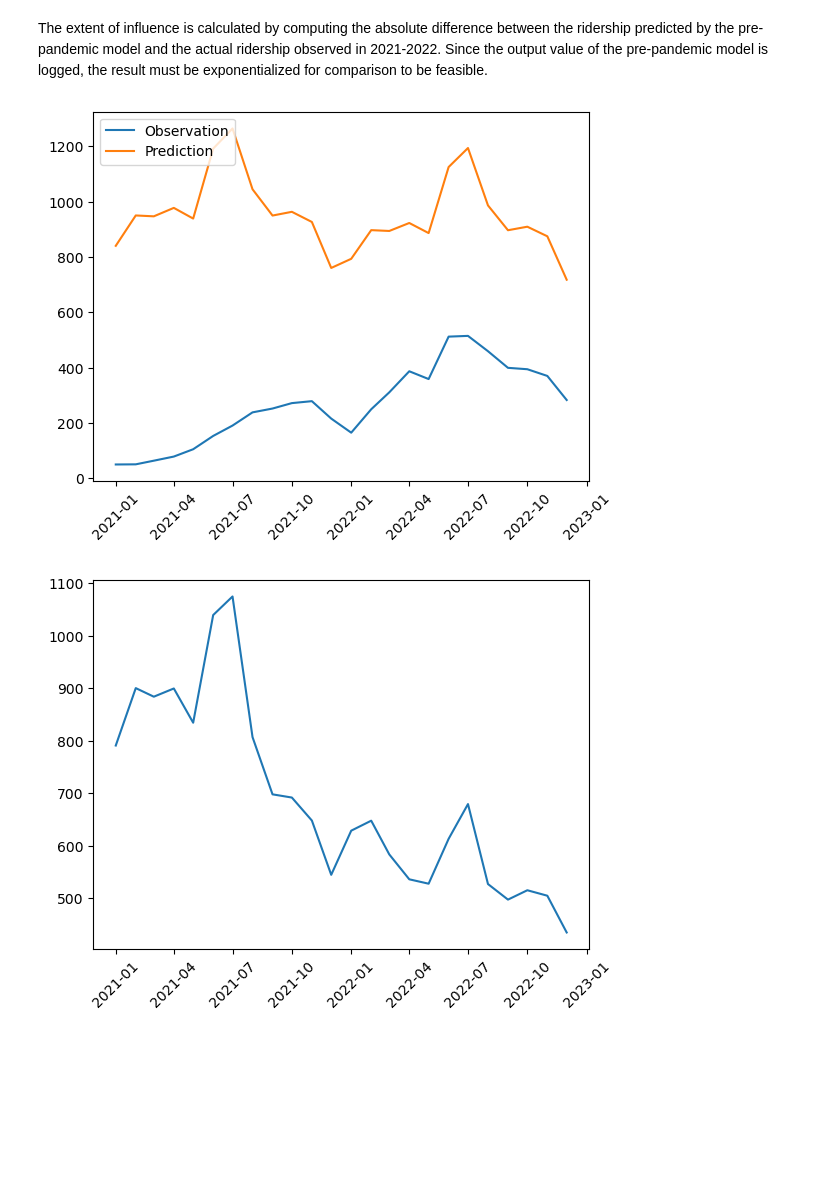
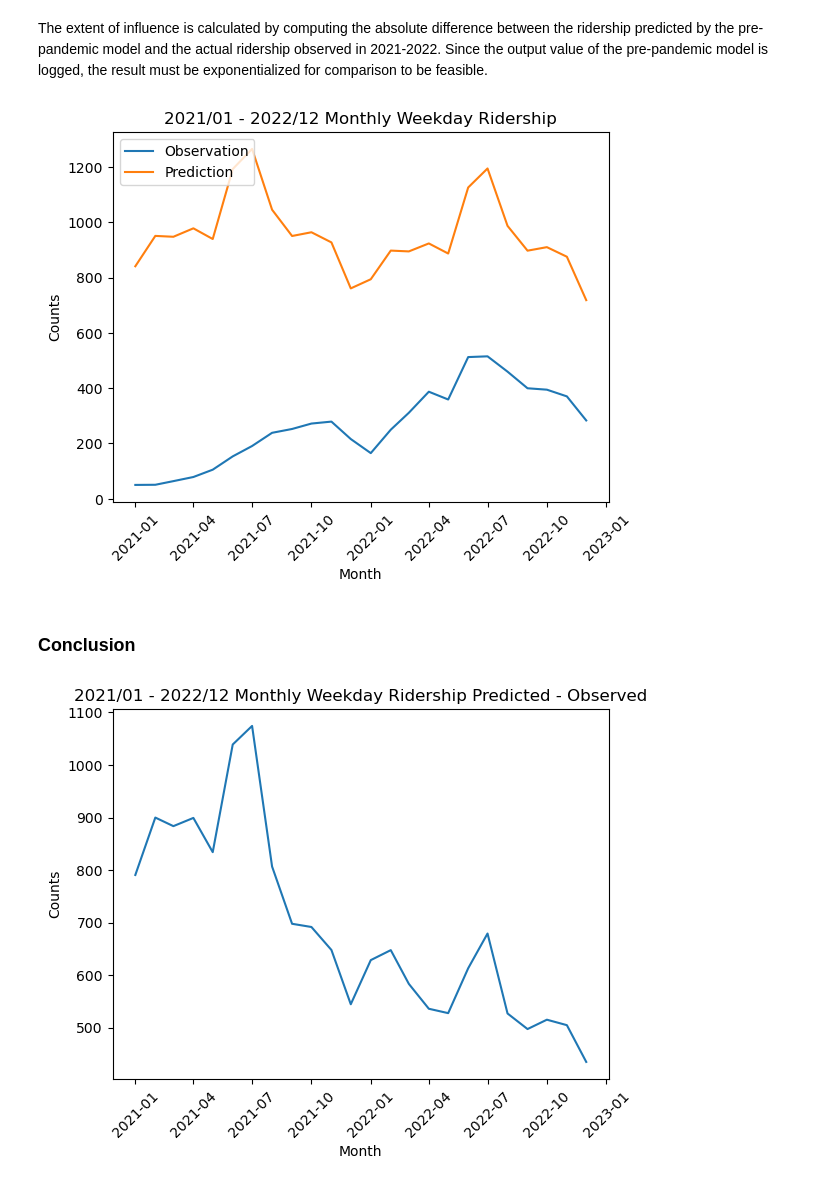
Before and after one commit to UCB-stat-159-s23/project-Group23, a Jupyter notebook: Jiachen_EDA.ipynb, the cells around one changed output. Cells and saved outputs as stored; diff of their text form; code cells hidden in the pictures; blank space fills up the shorter version.

```diff
--- a/Jiachen_EDA.ipynb
+++ b/Jiachen_EDA.ipynb
@@ -175,14 +204,22 @@ prediction_2021_2022 = np.exp(Arima_model.predict(n_periods=56)[32:])
 # %%
 plt.plot(ts_2021_2022, label="Observation")
 plt.plot(prediction_2021_2022, label="Prediction")
 plt.legend(loc="upper left")
 plt.xticks(rotation = 45)
+plt.xlabel("Month")
+plt.ylabel("Counts")
+plt.title("2021/01 - 2022/12 Monthly Weekday Ridership")
 plt.show()
 # %% [output]
-[figure, old version]
+[figure, new version]
+# %% [markdown]
+### Conclusion
 # %%
 absolute_difference = prediction_2021_2022 - ts_2021_2022['Weekday Counts']
 plt.xticks(rotation = 45)
+plt.xlabel("Month")
+plt.ylabel("Counts")
+plt.title("2021/01 - 2022/12 Monthly Weekday Ridership Predicted - Observed")
 plt.plot(absolute_difference);
 # %% [output]
-[figure, old version]
+[figure, new version]
```
Also changed, not shown: parts of 10 cells of this notebook.
